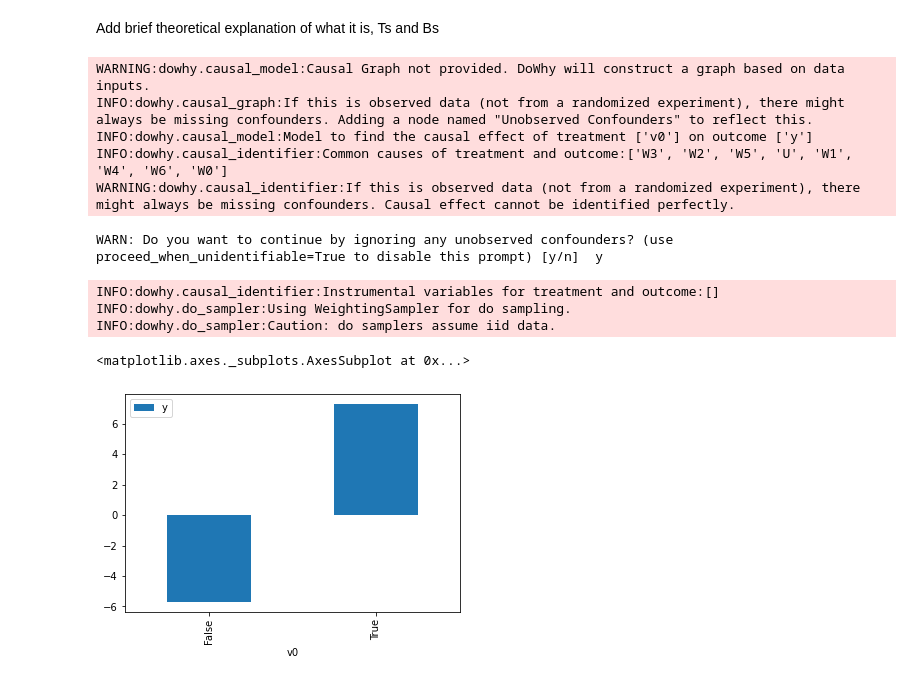
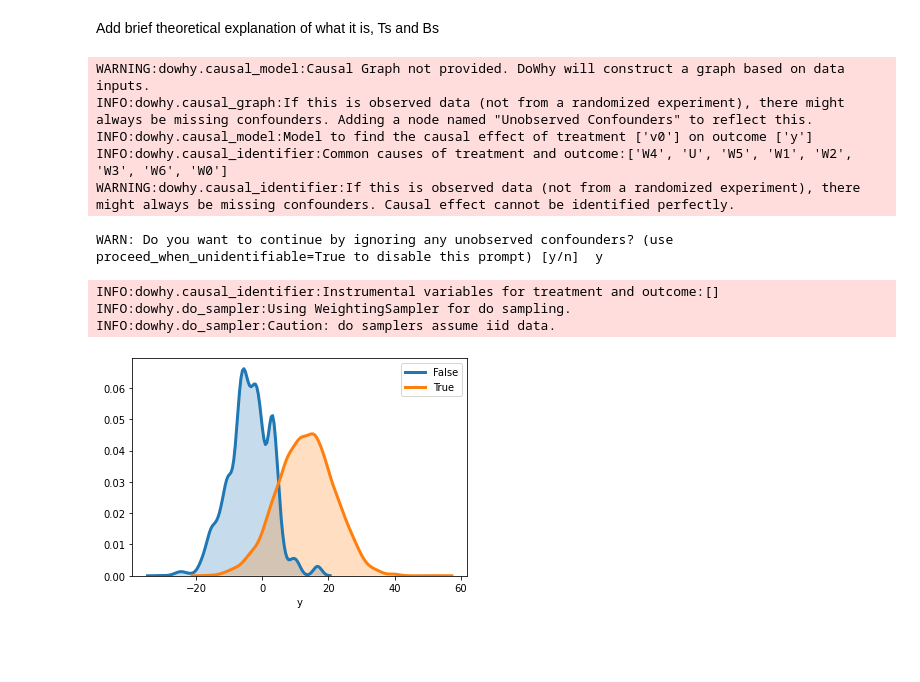
Before and after one commit to bicudorafa/causal-inference-essay-dowhy, a Jupyter notebook: dowhy_example.ipynb, the cells around one changed output. Drawn from its saved outputs; the diff is of its cells as text; code cells hidden in the pictures; blank space fills up the shorter version.

Commit message:
Outcome Viz Improvement

```diff
--- a/dowhy_example.ipynb
+++ b/dowhy_example.ipynb
@@ -476,7 +498,7 @@ New effect:(10.00102821900032,)
 # %% [markdown]
 Add brief theoretical explanation of what it is, Ts and Bs
 # %%
-(
+do_df=(
     df
     .causal.do(
         x='v0',outcome='y',common_causes=[ 'W0', 'W1', 'W2', 'W3', 'W4', 'W5', 'W6']
@@ -485,20 +507,29 @@ Add brief theoretical explanation of what it is, Ts and Bs
             , 'W3':'c', 'W4':'c', 'W5':'c', 'W6':'c'
         }
     )
-    .groupby('v0')
-    .mean()
-    .reset_index()
-    .plot(x='v0', y='y', kind='bar')
 )
 # %% [output]
 WARNING:dowhy.causal_model:Causal Graph not provided. DoWhy will construct a graph based on data inputs.
 INFO:dowhy.causal_graph:If this is observed data (not from a randomized experiment), there might always be missing confounders. Adding a node named "Unobserved Confounders" to reflect this.
 INFO:dowhy.causal_model:Model to find the causal effect of treatment ['v0'] on outcome ['y']
-INFO:dowhy.causal_identifier:Common causes of treatment and outcome:['W3', 'W2', 'W5', 'U', 'W1', 'W4', 'W6', 'W0']
+INFO:dowhy.causal_identifier:Common causes of treatment and outcome:['W4', 'U', 'W5', 'W1', 'W2', 'W3', 'W6', 'W0']
 WARNING:dowhy.causal_identifier:If this is observed data (not from a randomized experiment), there might always be missing confounders. Causal effect cannot be identified perfectly.
 WARN: Do you want to continue by ignoring any unobserved confounders? (use proceed_when_unidentifiable=True to disable this prompt) [y/n]  y
 INFO:dowhy.causal_identifier:Instrumental variables for treatment and outcome:[]
 INFO:dowhy.do_sampler:Using WeightingSampler for do sampling.
 INFO:dowhy.do_sampler:Caution: do samplers assume iid data.
-<matplotlib.axes._subplots.AxesSubplot at 0x...>
-[figure, removed]
+# %%
+#
+interventions = do_df.v0.unique()
+
+# Iterate through the five airlines
+for intervention in interventions:
+    # Subset to the airline
+    subset = do_df[do_df['v0'] == intervention]
+
+    # Draw the density plot
+    sns.distplot(subset['y'], hist = False, kde = True,
+                 kde_kws = {'shade': True, 'linewidth': 3},
+                 label = intervention)
+# %% [output]
+[figure, added]
```
Also changed, not shown: parts of 18 cells of this notebook.
